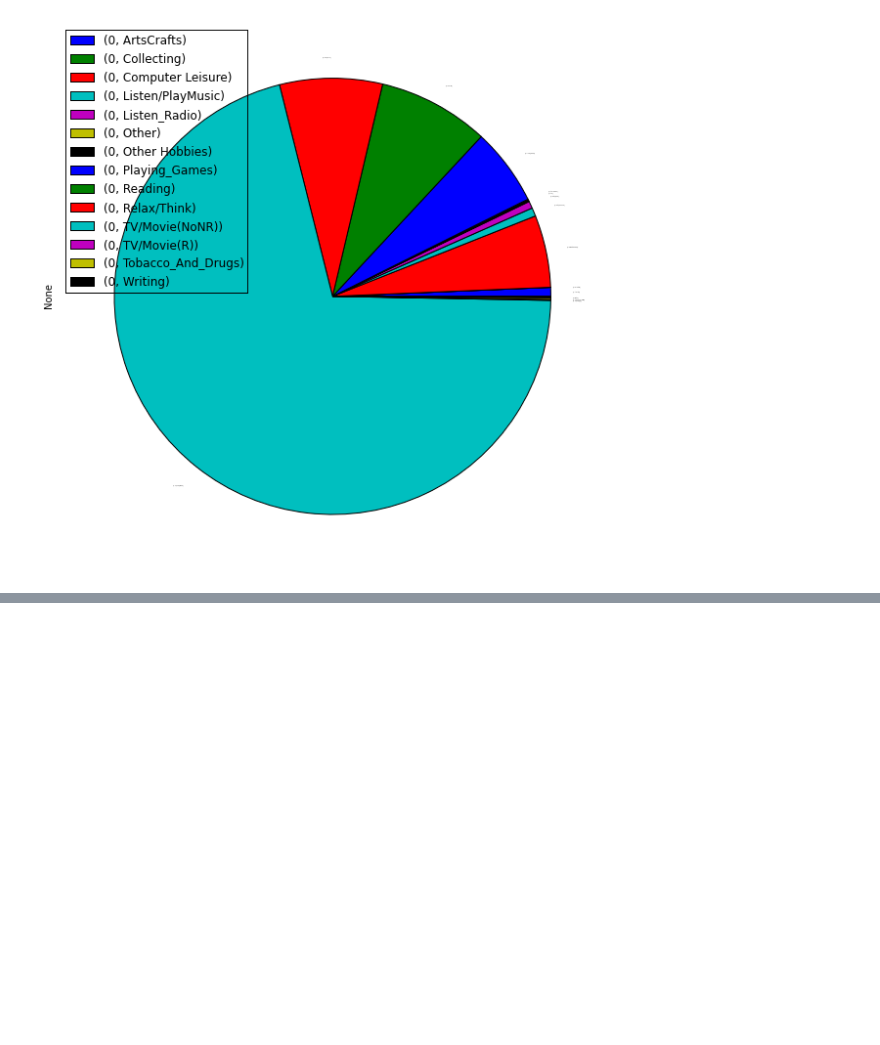
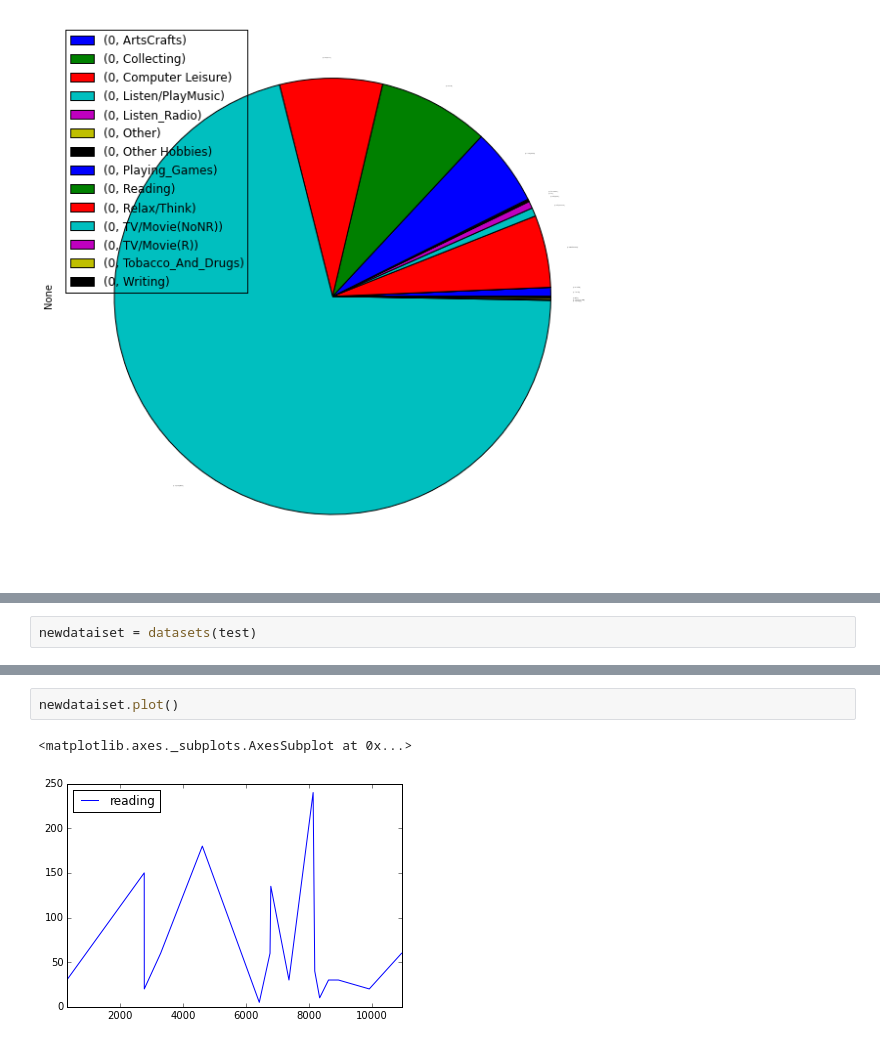
Before and after one commit to tiy-gvl-python/atus-analysis, a Jupyter notebook: Starting Point.ipynb, the cells around one changed output, grey strips where cells are left out. Drawn from its saved outputs; the diff is of its cells as text; blank space fills up the shorter version.

```diff
--- a/Starting Point.ipynb
+++ b/Starting Point.ipynb
@@ -391,0 +457,2 @@ test.columns.tolist()
+# %%
+newdataiset = datasets(test)
@@ -391,0 +477,5 @@ test.columns.tolist()
+# %%
+newdataiset.plot()
+# %% [output]
+<matplotlib.axes._subplots.AxesSubplot at 0x...>
+[figure, added]
```
Also changed, not shown: parts of 7 cells of this notebook.
